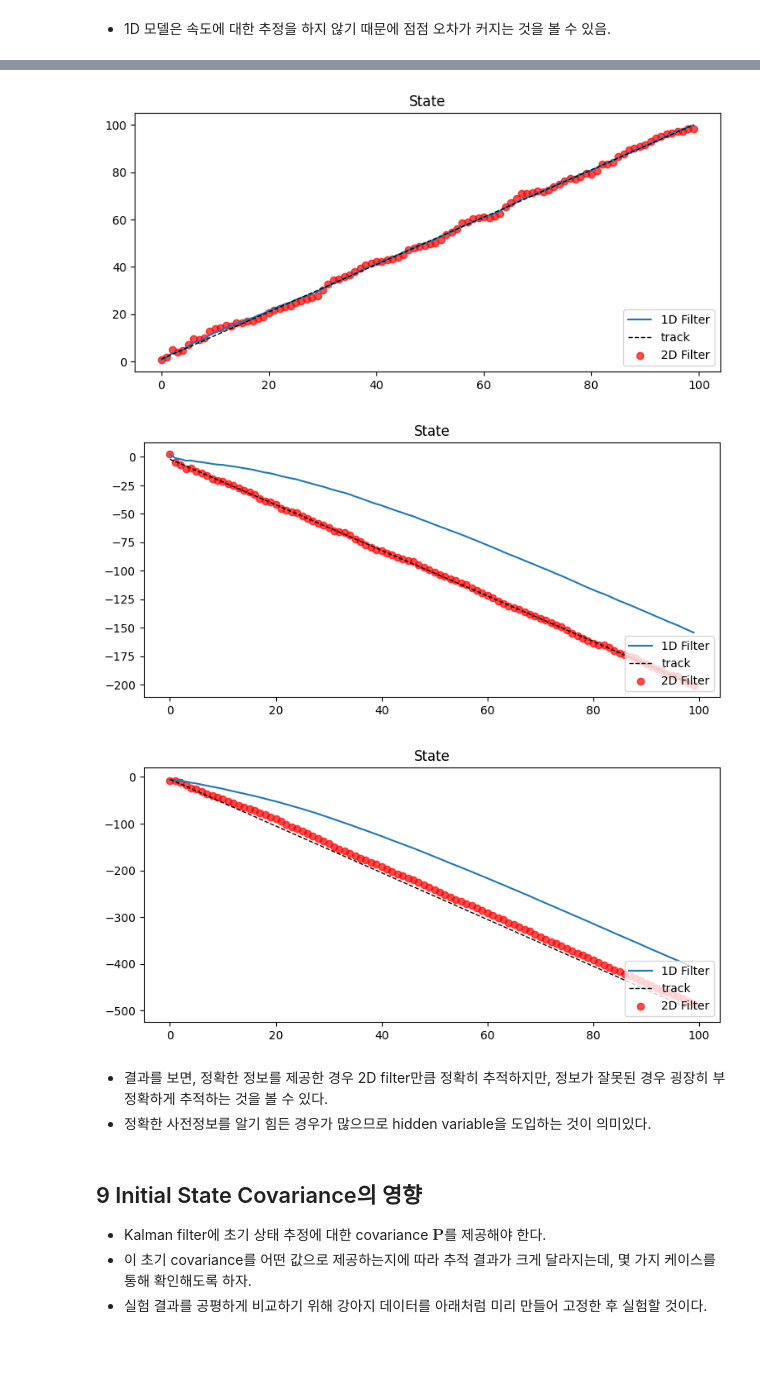
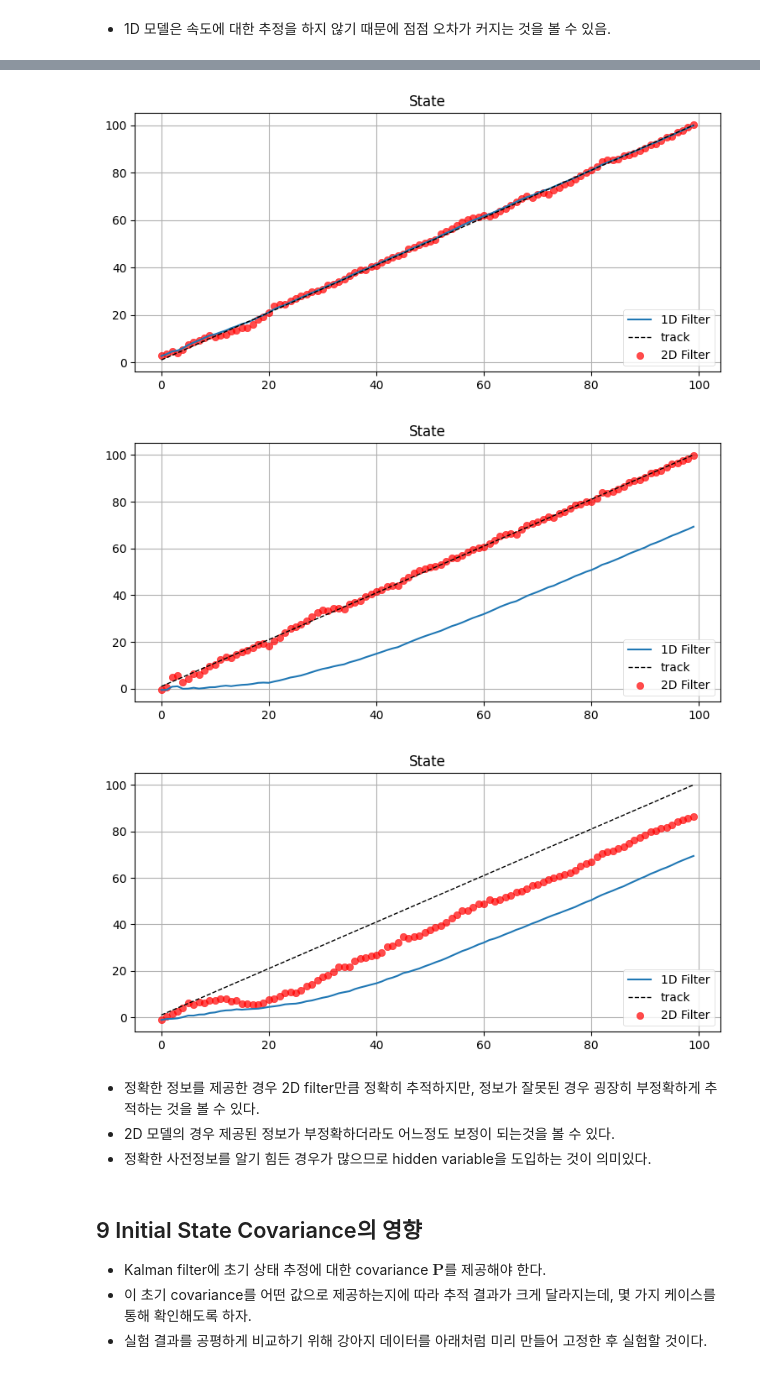
Before and after one commit to Fitree/Kalman-and-Bayesian-Filters-in-Python, a Jupyter notebook: study/ch6.ipynb, the cells around one changed output, grey strips where cells are left out. Cells and saved outputs as stored; diff of their text form; code cells hidden in the pictures.

```diff
--- a/study/ch6.ipynb
+++ b/study/ch6.ipynb
@@ -393,7 +391,7 @@ def plot_1d_2d(xs, xs1d, xs2d):
     plt.legend(loc=4)
     plt.show()
 
-def compare_1D_2D(x0, P, R, Q, vel, u=None):
+def compare_1D_2D(x0, P, R, Q, vel, u1D=None, u2D=None):
     """
     초기 위치가 0에서 시작하여 속도 vel로 움직이는 강아지를 추적 (dt = 1이라고 가정)
 
@@ -408,16 +406,18 @@ def compare_1D_2D(x0, P, R, Q, vel, u=None):
 
     #2D Kalman filter
     f2D = pos_vel_filter_control(x=(x0, vel), P=P, R=R, Q=Q)
-    if np.isscalar(u):
-        u = [u]
+    if np.isscalar(u1D):
+        u1D = [u1D]
+    if np.isscalar(u2D):
+        u2D = [u2D]
     pos = 0 # true position
     for i in range(100):
         pos += vel # dt = 1
         xs.append(pos)
 
         # control input u - discussed below
-        f1D.predict(u=u)
-        f2D.predict(u=u)
+        f1D.predict(u=u1D)
+        f2D.predict(u=u2D)
 
         z = pos + randn()*sqrt(R) # measurement
         f1D.update(z)
@@ -448,41 +455,45 @@ compare_1D_2D(
 # %%
-# 실제 강아지의 속도도 1, 1D 모델에 제공한 속도도 1. 정확한 정보를 제공한 경우
+# 실험 2-1: 1D 모델에 강아지의 속도가 1이라는 정확한 정보를 제공하고 2D 모델에는 아무 정보도 제공하지 않는 경우.
 compare_1D_2D(
     x0=0,   # 초기 위치에 대한 가정
     P=50.,  # 초기 state covariance에 대한 가정
     R=5.,   # Measurement covariance
     Q=.02,  # Process covariance
     vel=1., # 강아지의 실제 속도
-    u=1.
+    u1D=1.,
+    u2D=None,
 )
 # %% [output]
-[figure, old version]
+[figure, new version]
 # %%
-# 실제 강아지의 속도는 -2, 1D 모델에 제공한 속도도 1. 부정확한 정보를 제공한 경우
+# 실험 2-2: 1D 모델에 강아지의 속도가 -2라는 부정확한 정보를 제공하고 2D 모델에는 아무 정보도 제공하지 않는 경우.
 compare_1D_2D(
     x0=0,   # 초기 위치에 대한 가정
     P=50.,  # 초기 state covariance에 대한 가정
     R=5.,   # Measurement covariance
     Q=.02,  # Process covariance
-    vel=-2., # 강아지의 실제 속도
-    u=1.
+    vel=1., # 강아지의 실제 속도
+    u1D=-1.,
+    u2D=None,
 )
 # %% [output]
-[figure, old version]
+[figure, new version]
 # %%
-# 실제 강아지의 속도는 -5, 1D 모델에 제공한 속도도 1. 부정확한 정보를 제공한 경우
+# 실험 2-3: 1D, 2D 모델 모두에 강아지의 속도가 -2라는 부정확한 정보를 제공한 경우.
 compare_1D_2D(
     x0=0,   # 초기 위치에 대한 가정
     P=50.,  # 초기 state covariance에 대한 가정
     R=5.,   # Measurement covariance
     Q=.02,  # Process covariance
-    vel=-5., # 강아지의 실제 속도
-    u=1.
+    vel=1.,# 강아지의 실제 속도
+    u1D=-1.,
+    u2D=-1,
 )
 # %% [output]
-[figure, old version]
+[figure, new version]
 # %% [markdown]
-- 결과를 보면, 정확한 정보를 제공한 경우 2D filter만큼 정확히 추적하지만, 정보가 잘못된 경우 굉장히 부정확하게 추적하는 것을 볼 수 있다.
+- 정확한 정보를 제공한 경우 2D filter만큼 정확히 추적하지만, 정보가 잘못된 경우 굉장히 부정확하게 추적하는 것을 볼 수 있다.
+- 2D 모델의 경우 제공된 정보가 부정확하더라도 어느정도 보정이 되는것을 볼 수 있다.
 - 정확한 사전정보를 알기 힘든 경우가 많으므로 hidden variable을 도입하는 것이 의미있다.
 # %% [markdown]
 ## 9 Initial State Covariance의 영향
```
Also changed, not shown: parts of 11 cells of this notebook, 22 other files.
